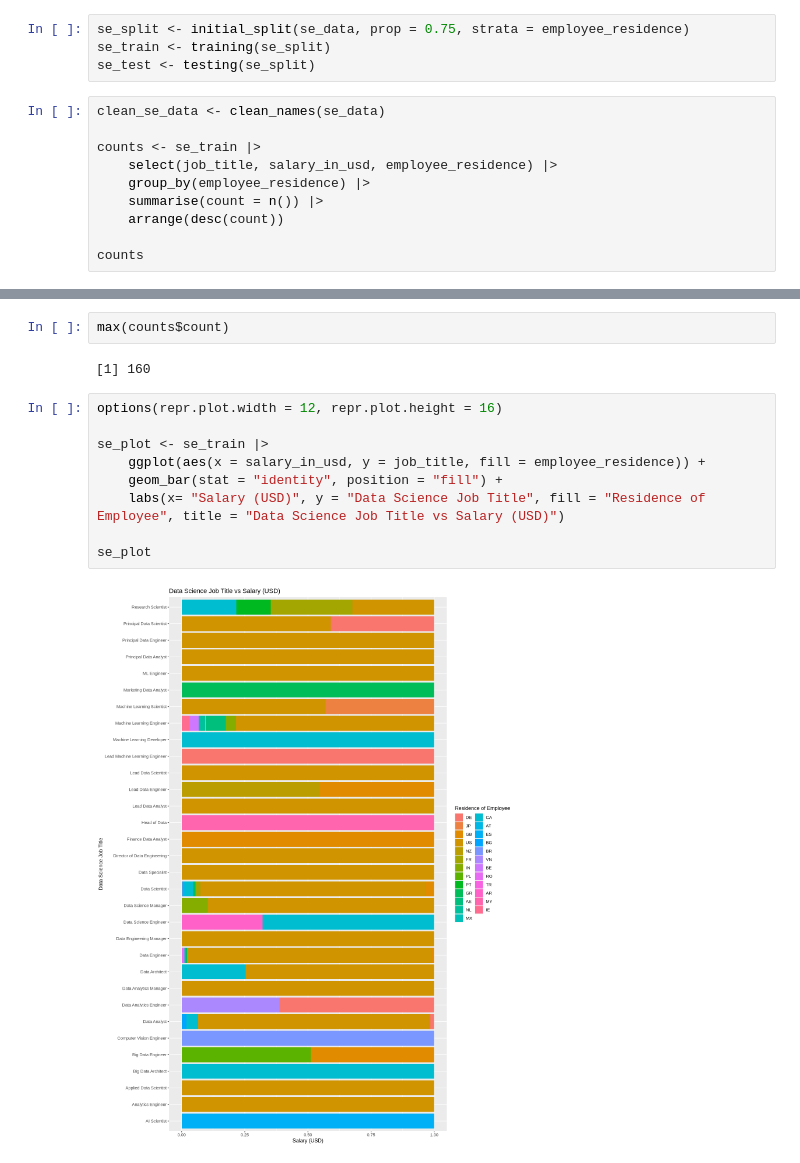
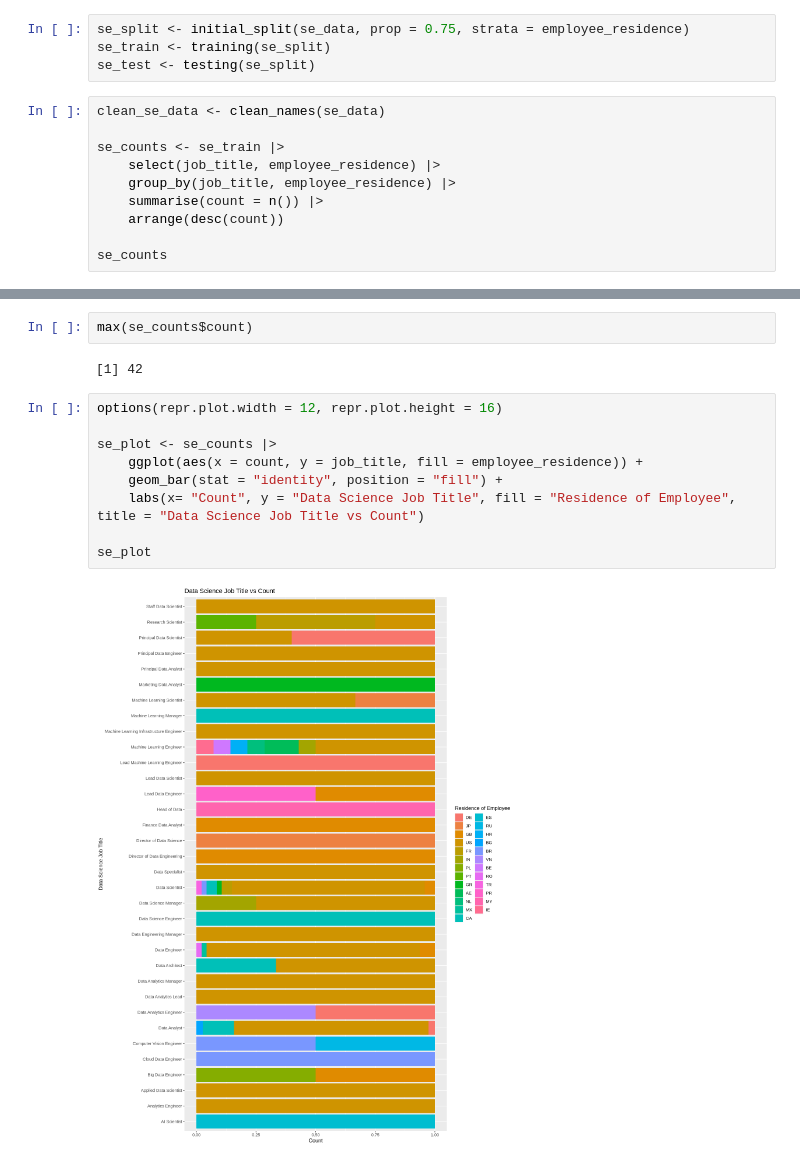
Before and after one commit to bonnie-situ/DSCI100-Final-Project-Group-010-8, a Jupyter notebook: Group Project Proposal.ipynb, the cells around one changed output, grey strips where cells are left out. Drawn from its saved outputs; the diff is of its cells as text.

Commit message:
Added Mean Salary Plot and labels for legends

```diff
--- a/Group Project Proposal.ipynb
+++ b/Group Project Proposal.ipynb
@@ -111,11 +111,11 @@ se_test <- testing(se_split)
 # %%
 clean_se_data <- clean_names(se_data)
 
-counts <- se_train |>
-    select(job_title, salary_in_usd, employee_residence) |>
-    group_by(employee_residence) |>
+se_counts <- se_train |>
+    select(job_title, employee_residence) |>
+    group_by(job_title, employee_residence) |>
     summarise(count = n()) |>
     arrange(desc(count))
 
-counts
+se_counts
 # %% [output]
@@ -132,15 +134,15 @@ A tibble: 25 × 2
 # %%
-max(counts$count)
+max(se_counts$count)
 # %% [output]
-[1] 160
+[1] 42
 # %%
 options(repr.plot.width = 12, repr.plot.height = 16)
 
-se_plot <- se_train |>
-    ggplot(aes(x = salary_in_usd, y = job_title, fill = employee_residence)) +
+se_plot <- se_counts |>
+    ggplot(aes(x = count, y = job_title, fill = employee_residence)) +
     geom_bar(stat = "identity", position = "fill") +
-    labs(x= "Salary (USD)", y = "Data Science Job Title", fill = "Residence of Employee", title = "Data Science Job Title vs Salary (USD)")
+    labs(x= "Count", y = "Data Science Job Title", fill = "Residence of Employee", title = "Data Science Job Title vs Count")
 
 se_plot
 # %% [output]
-[figure, old version]
+[figure, new version]
```
Also changed, not shown: parts of 5 cells of this notebook.
